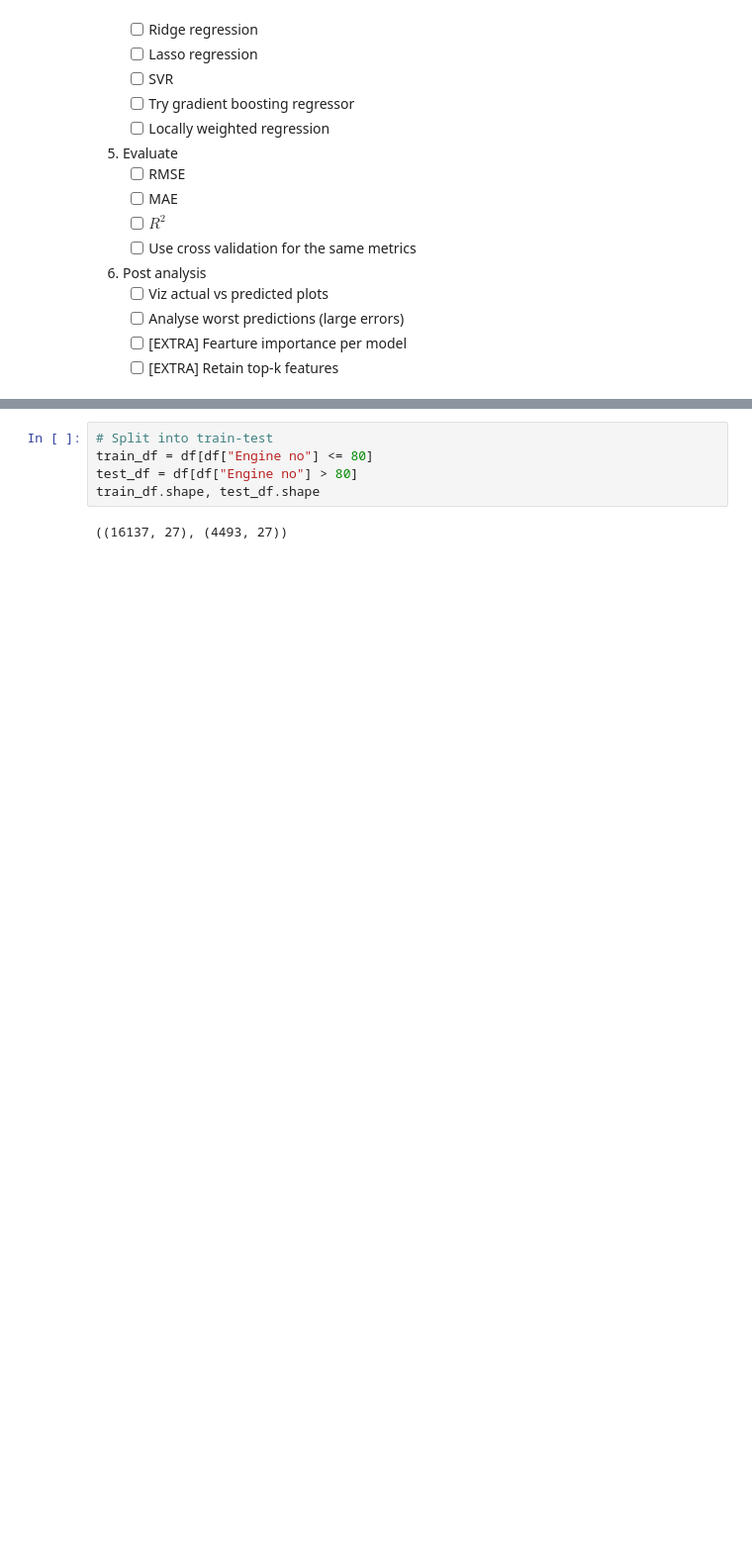
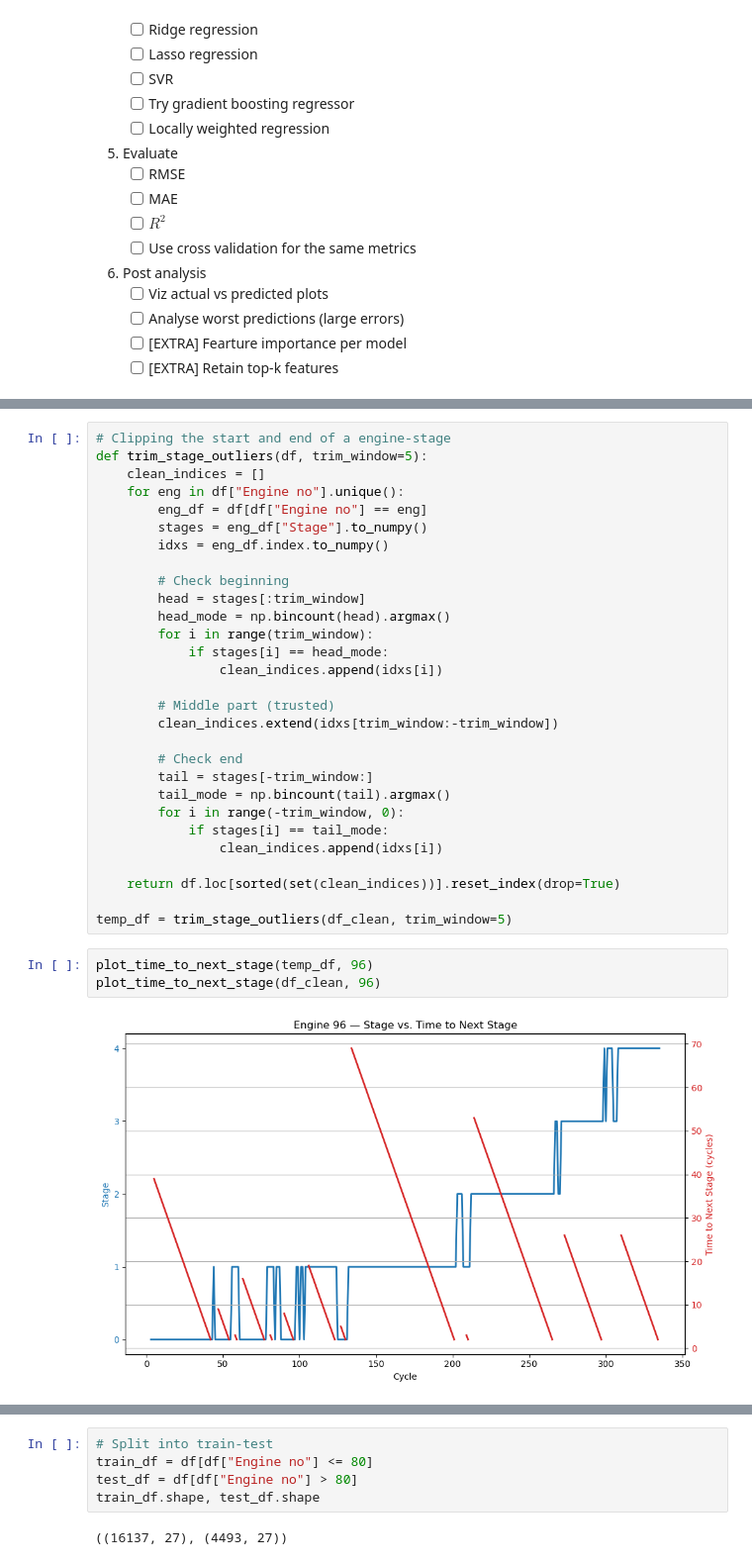
Before and after one commit to Dristro/ML_Project, a Jupyter notebook: G_007_053_055_132_199/code/Phase_3/Phase_3.ipynb, the cells around one changed output, grey strips where cells are left out. Shown: that part at 99% size. Cells and saved outputs as stored; diff of their text form; blank space fills up the shorter version.

```diff
--- a/G_007_053_055_132_199/code/Phase_3/Phase_3.ipynb
+++ b/G_007_053_055_132_199/code/Phase_3/Phase_3.ipynb
@@ -119,0 +212,34 @@ df.shape
+# %%
+# Clipping the start and end of a engine-stage
+def trim_stage_outliers(df, trim_window=5):
+    clean_indices = []
+    for eng in df["Engine no"].unique():
+        eng_df = df[df["Engine no"] == eng]
+        stages = eng_df["Stage"].to_numpy()
+        idxs = eng_df.index.to_numpy()
+
+        # Check beginning
+        head = stages[:trim_window]
+        head_mode = np.bincount(head).argmax()
+        for i in range(trim_window):
+            if stages[i] == head_mode:
+                clean_indices.append(idxs[i])
+
+        # Middle part (trusted)
+        clean_indices.extend(idxs[trim_window:-trim_window])
+
+        # Check end
+        tail = stages[-trim_window:]
+        tail_mode = np.bincount(tail).argmax()
+        for i in range(-trim_window, 0):
+            if stages[i] == tail_mode:
+                clean_indices.append(idxs[i])
+
+    return df.loc[sorted(set(clean_indices))].reset_index(drop=True)
+
+temp_df = trim_stage_outliers(df_clean, trim_window=5)
+# %%
+plot_time_to_next_stage(temp_df, 96)
+plot_time_to_next_stage(df_clean, 96)
+# %% [output]
+[figure, added]
```
Also changed, not shown: parts of 9 cells of this notebook.
